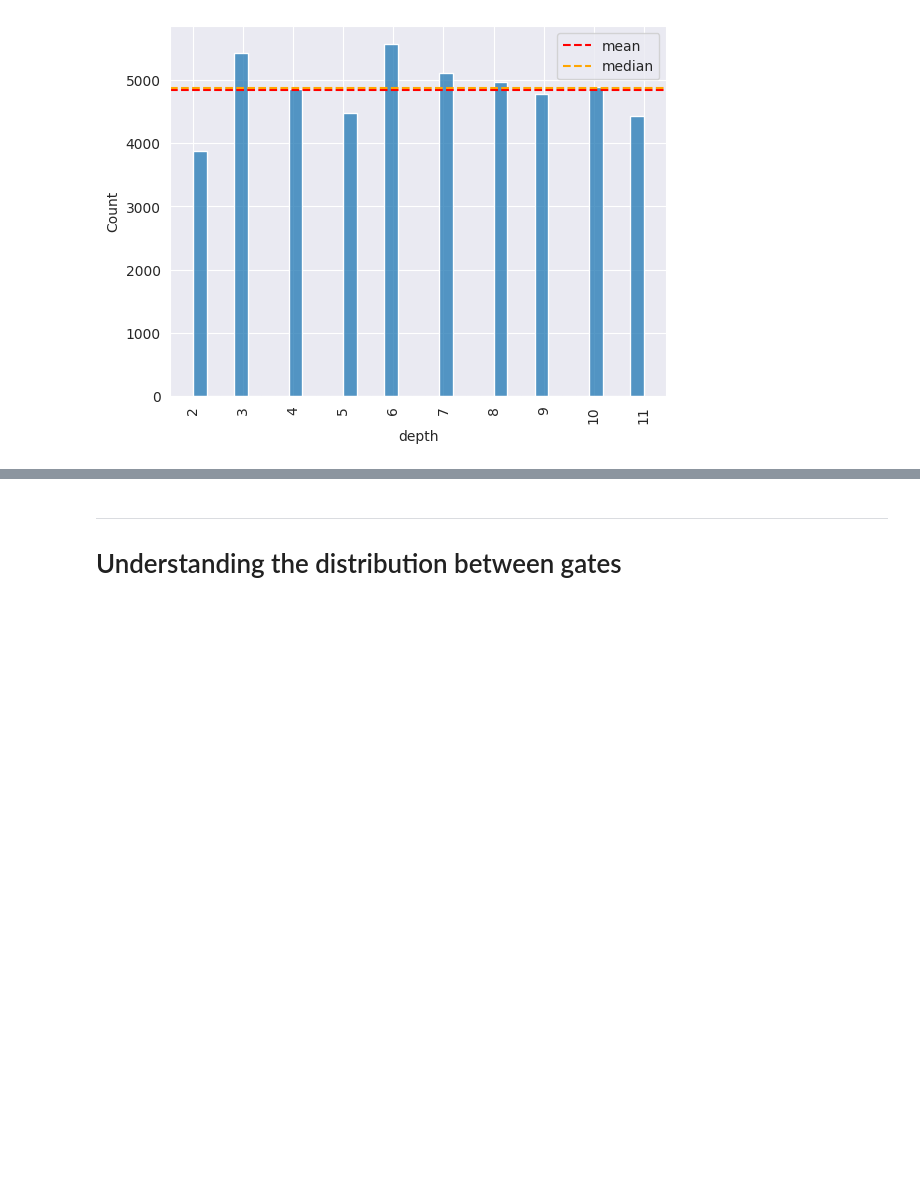
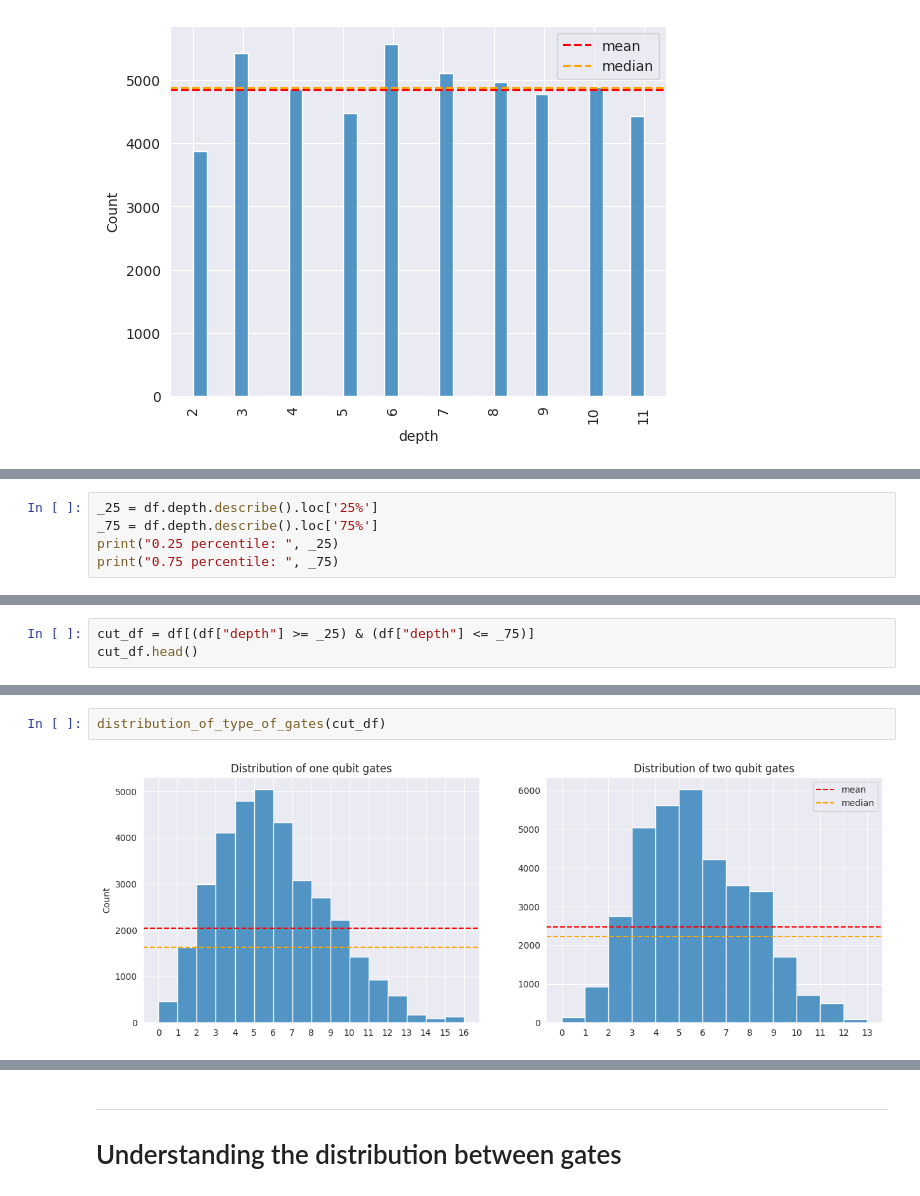
Before and after one commit to Dpbm/qcop, a Jupyter notebook: notebooks/data-analysis.ipynb, the cells around one changed output, grey strips where cells are left out. Drawn from its saved outputs; the diff is of its cells as text; blank space fills up the shorter version.

```diff
--- a/notebooks/data-analysis.ipynb
+++ b/notebooks/data-analysis.ipynb
@@ -232,0 +237,5 @@ depth_dist(cut_df)
+# %%
+_25 = df.depth.describe().loc['25%']
+_75 = df.depth.describe().loc['75%']
+print("0.25 percentile: ", _25)
+print("0.75 percentile: ", _75)
@@ -232,0 +245,3 @@ depth_dist(cut_df)
+# %%
+cut_df = df[(df["depth"] >= _25) & (df["depth"] <= _75)]
+cut_df.head()
@@ -232,0 +267,4 @@ depth_dist(cut_df)
+# %%
+distribution_of_type_of_gates(cut_df)
+# %% [output]
+[figure, added]
```
Also changed, not shown: parts of 15 cells of this notebook, 3 other files.
